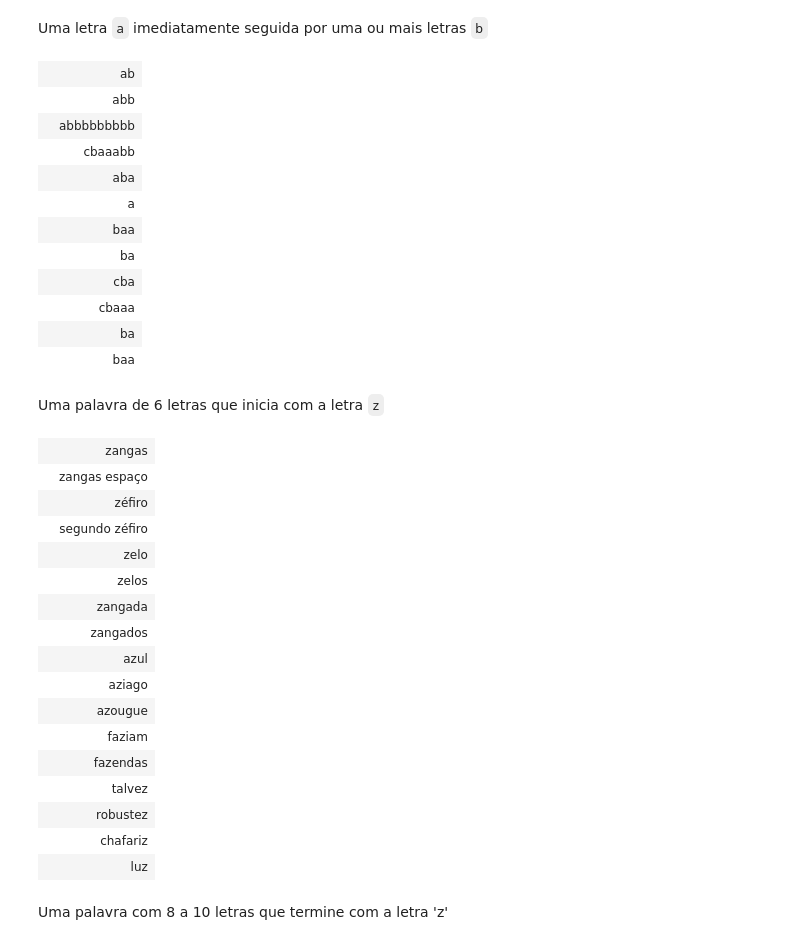
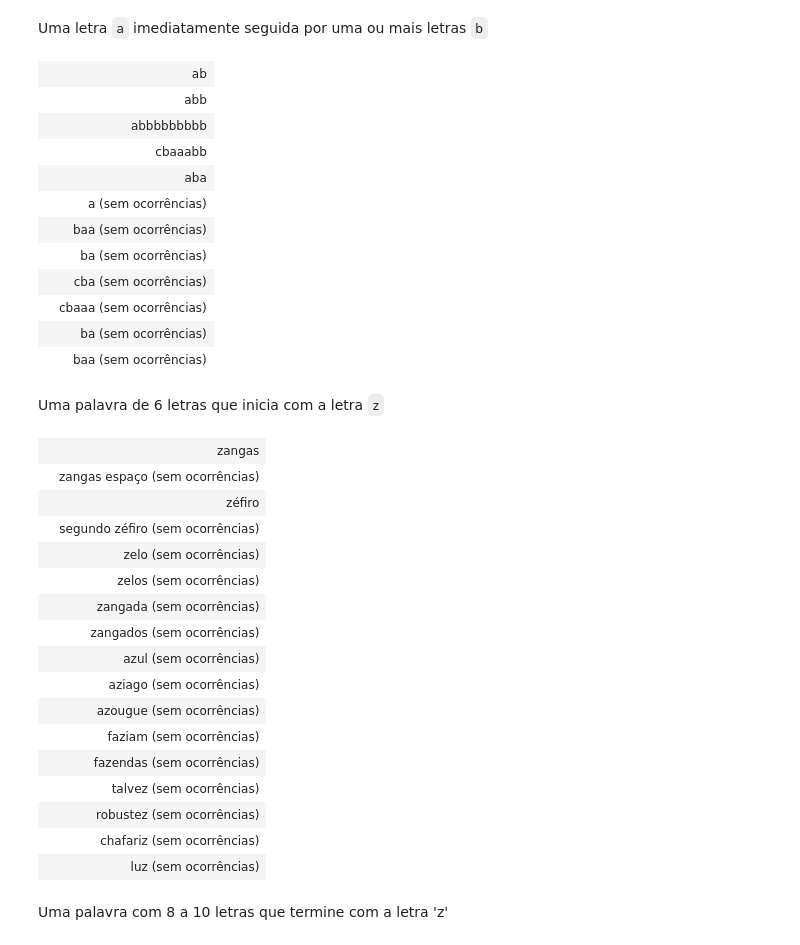
Before and after one commit to k3lvin-os/qads_execicio_obter_e_preparar_dados, a Jupyter notebook: QADS_Obtendo_e_Preparando_de_Dados_exercícios.ipynb, the cells around one changed output. Saved outputs shown, nothing was run; the diff lists cells and outputs as text; code cells hidden in the pictures.

```diff
--- a/QADS_Obtendo_e_Preparando_de_Dados_exercícios.ipynb
+++ b/QADS_Obtendo_e_Preparando_de_Dados_exercícios.ipynb
@@ -36,42 +36,42 @@ from re_jupyter import exercicio
 # %% [markdown]
 Uma letra `a` imediatamente seguida por uma ou mais letras `b`
 # %%
-exercicio(1, r'')
+exercicio(1, r'(ab+)')
 # %% [output]
 |  | ab |
 |  | abb |
 |  | abbbbbbbbb |
 |  | cbaaabb |
 |  | aba |
-|  | a |
-|  | baa |
-|  | ba |
-|  | cba |
-|  | cbaaa |
-|  | ba |
-|  | baa |
+|  | a (sem ocorrências) |
+|  | baa (sem ocorrências) |
+|  | ba (sem ocorrências) |
+|  | cba (sem ocorrências) |
+|  | cbaaa (sem ocorrências) |
+|  | ba (sem ocorrências) |
+|  | baa (sem ocorrências) |
 # %% [markdown]
 Uma palavra de 6 letras que inicia com a letra `z`
 # %%
-exercicio(2, r'')
+exercicio(2, r'^z\w{5}$')
 # %% [output]
 |  | zangas |
-|  | zangas espaço |
+|  | zangas espaço (sem ocorrências) |
 |  | zéfiro |
-|  | segundo zéfiro |
-|  | zelo |
-|  | zelos |
-|  | zangada |
-|  | zangados |
-|  | azul |
-|  | aziago |
-|  | azougue |
-|  | faziam |
-|  | fazendas |
-|  | talvez |
-|  | robustez |
-|  | chafariz |
-|  | luz |
+|  | segundo zéfiro (sem ocorrências) |
+|  | zelo (sem ocorrências) |
+|  | zelos (sem ocorrências) |
+|  | zangada (sem ocorrências) |
+|  | zangados (sem ocorrências) |
+|  | azul (sem ocorrências) |
+|  | aziago (sem ocorrências) |
+|  | azougue (sem ocorrências) |
+|  | faziam (sem ocorrências) |
+|  | fazendas (sem ocorrências) |
+|  | talvez (sem ocorrências) |
+|  | robustez (sem ocorrências) |
+|  | chafariz (sem ocorrências) |
+|  | luz (sem ocorrências) |
 # %% [markdown]
 Uma palavra com 8 a 10 letras que termine com a letra 'z'
 # %%
```
Also changed, not shown: parts of 9 cells of this notebook.
